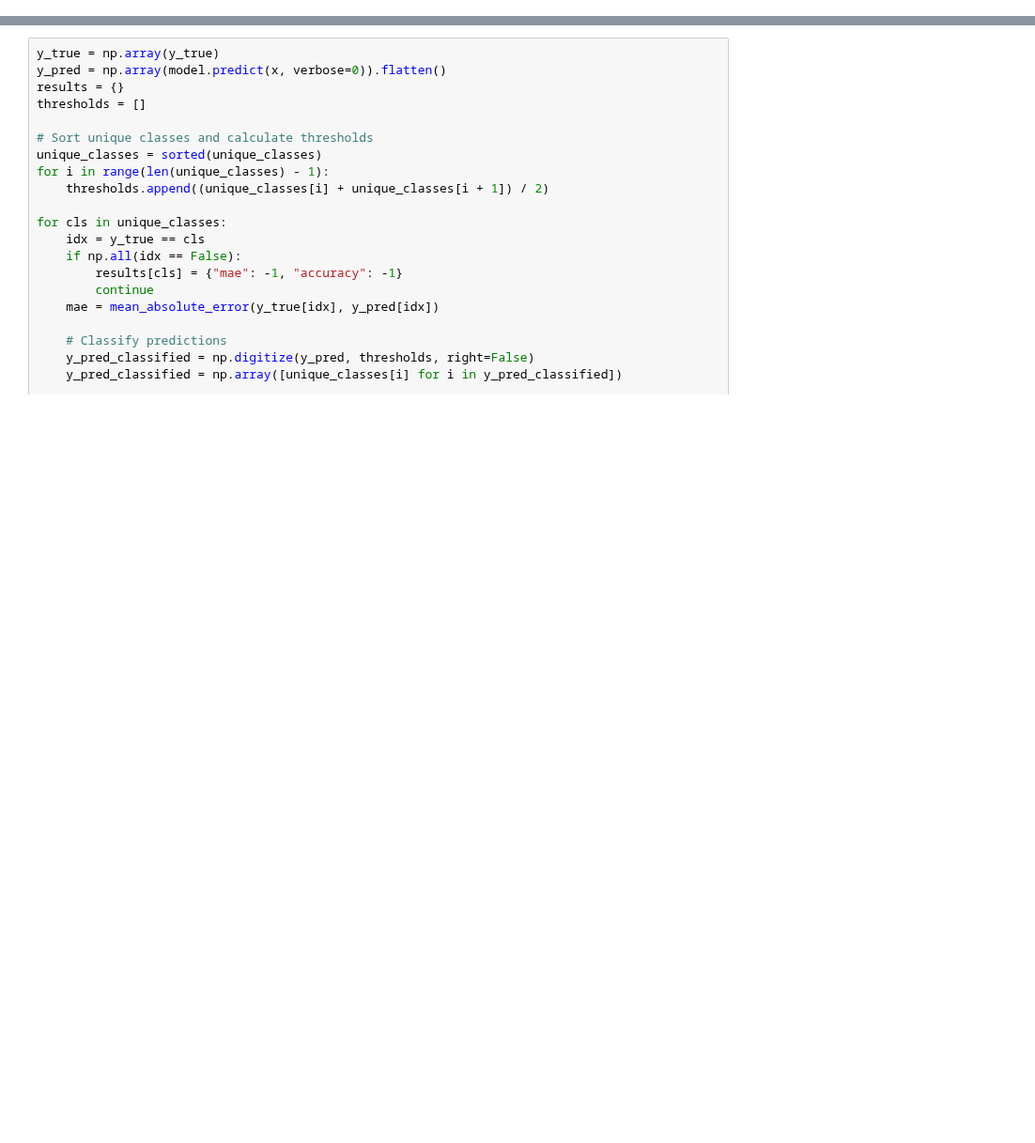
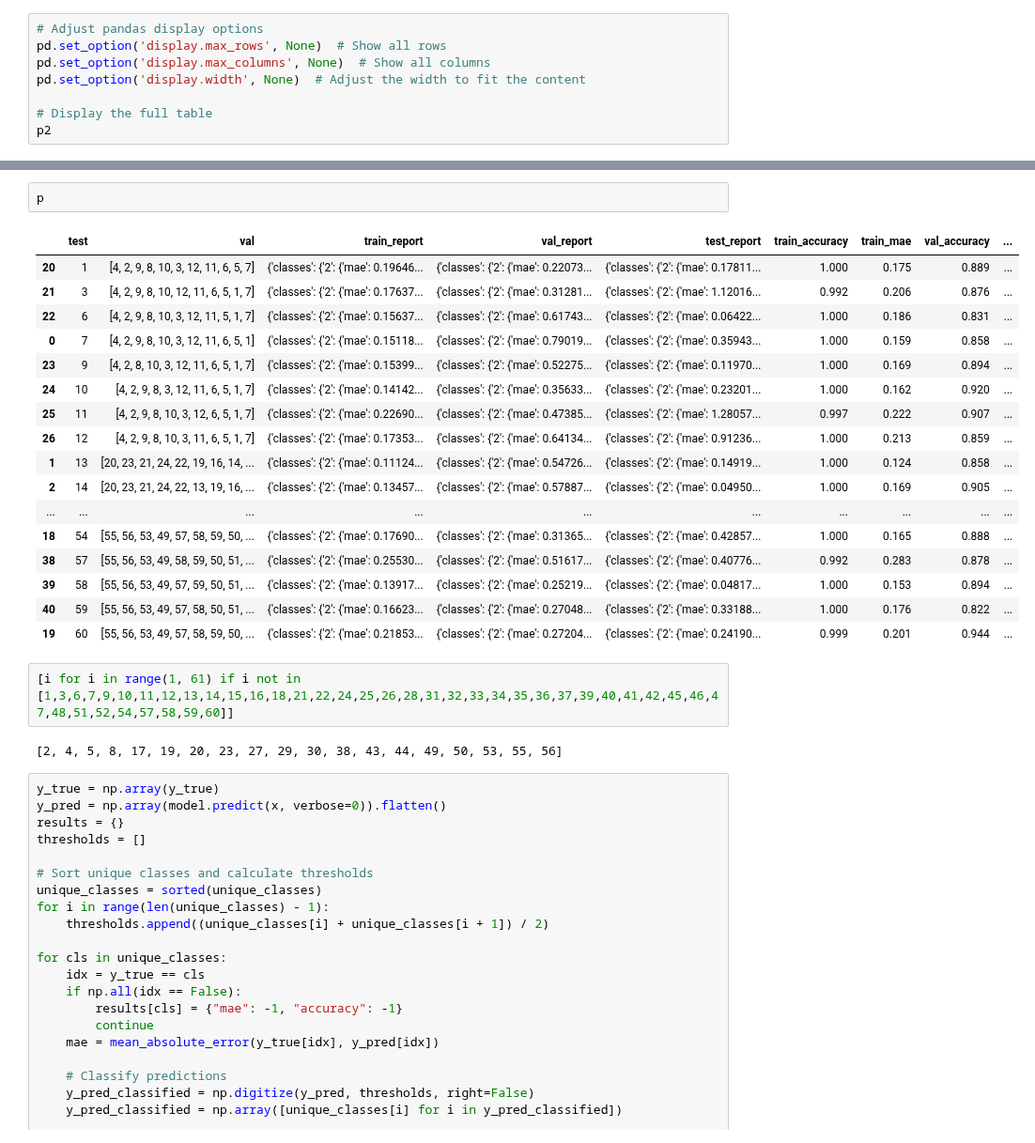
Before and after one commit to Roobahist/fatigue-detection, a Jupyter notebook: experiments/e7/temp.ipynb, the cells around one changed output, grey strips where cells are left out. Shown at 94% size. Saved outputs shown, nothing was run; the diff lists cells and outputs as text; blank space fills up the shorter version.

```diff
--- a/experiments/e7/temp.ipynb
+++ b/experiments/e7/temp.ipynb
@@ -0,0 +39,8 @@
+# %%
+# Adjust pandas display options
+pd.set_option('display.max_rows', None)  # Show all rows
+pd.set_option('display.max_columns', None)  # Show all columns
+pd.set_option('display.width', None)  # Adjust the width to fit the content
+
+# Display the full table
+p2
@@ -1,3 +199,27 @@
+# %%
+p
+# %% [output]
+|  | test | val | train_report | val_report | test_report | train_accuracy | train_mae | val_accuracy | ... |
+| 20 | 1 | [4, 2, 9, 8, 10, 3, 12, 11, 6, 5, 7] | {'classes': {'2': {'mae': 0.19646... | {'classes': {'2': {'mae': 0.22073... | {'classes': {'2': {'mae': 0.17811... | 1.000 | 0.175 | 0.889 | ... |
+| 21 | 3 | [4, 2, 9, 8, 10, 12, 11, 6, 5, 1, 7] | {'classes': {'2': {'mae': 0.17637... | {'classes': {'2': {'mae': 0.31281... | {'classes': {'2': {'mae': 1.12016... | 0.992 | 0.206 | 0.876 | ... |
+| 22 | 6 | [4, 2, 9, 8, 10, 3, 12, 11, 5, 1, 7] | {'classes': {'2': {'mae': 0.15637... | {'classes': {'2': {'mae': 0.61743... | {'classes': {'2': {'mae': 0.06422... | 1.000 | 0.186 | 0.831 | ... |
+| 0 | 7 | [4, 2, 9, 8, 10, 3, 12, 11, 6, 5, 1] | {'classes': {'2': {'mae': 0.15118... | {'classes': {'2': {'mae': 0.79019... | {'classes': {'2': {'mae': 0.35943... | 1.000 | 0.159 | 0.858 | ... |
+| 23 | 9 | [4, 2, 8, 10, 3, 12, 11, 6, 5, 1, 7] | {'classes': {'2': {'mae': 0.15399... | {'classes': {'2': {'mae': 0.52275... | {'classes': {'2': {'mae': 0.11970... | 1.000 | 0.169 | 0.894 | ... |
+| 24 | 10 | [4, 2, 9, 8, 3, 12, 11, 6, 5, 1, 7] | {'classes': {'2': {'mae': 0.14142... | {'classes': {'2': {'mae': 0.35633... | {'classes': {'2': {'mae': 0.23201... | 1.000 | 0.162 | 0.920 | ... |
+| 25 | 11 | [4, 2, 9, 8, 10, 3, 12, 6, 5, 1, 7] | {'classes': {'2': {'mae': 0.22690... | {'classes': {'2': {'mae': 0.47385... | {'classes': {'2': {'mae': 1.28057... | 0.997 | 0.222 | 0.907 | ... |
+| 26 | 12 | [4, 2, 9, 8, 10, 3, 11, 6, 5, 1, 7] | {'classes': {'2': {'mae': 0.17353... | {'classes': {'2': {'mae': 0.64134... | {'classes': {'2': {'mae': 0.91236... | 1.000 | 0.213 | 0.859 | ... |
+| 1 | 13 | [20, 23, 21, 24, 22, 19, 16, 14, ... | {'classes': {'2': {'mae': 0.11124... | {'classes': {'2': {'mae': 0.54726... | {'classes': {'2': {'mae': 0.14919... | 1.000 | 0.124 | 0.858 | ... |
+| 2 | 14 | [20, 23, 21, 24, 22, 13, 19, 16, ... | {'classes': {'2': {'mae': 0.13457... | {'classes': {'2': {'mae': 0.57887... | {'classes': {'2': {'mae': 0.04950... | 1.000 | 0.169 | 0.905 | ... |
+| ... | ... | ... | ... | ... | ... | ... | ... | ... | ... |
+| 18 | 54 | [55, 56, 53, 49, 57, 58, 59, 50, ... | {'classes': {'2': {'mae': 0.17690... | {'classes': {'2': {'mae': 0.31365... | {'classes': {'2': {'mae': 0.42857... | 1.000 | 0.165 | 0.888 | ... |
+| 38 | 57 | [55, 56, 53, 49, 58, 59, 50, 51, ... | {'classes': {'2': {'mae': 0.25530... | {'classes': {'2': {'mae': 0.51617... | {'classes': {'2': {'mae': 0.40776... | 0.992 | 0.283 | 0.878 | ... |
+| 39 | 58 | [55, 56, 53, 49, 57, 59, 50, 51, ... | {'classes': {'2': {'mae': 0.13917... | {'classes': {'2': {'mae': 0.25219... | {'classes': {'2': {'mae': 0.04817... | 1.000 | 0.153 | 0.894 | ... |
+| 40 | 59 | [55, 56, 53, 49, 57, 58, 50, 51, ... | {'classes': {'2': {'mae': 0.16623... | {'classes': {'2': {'mae': 0.27048... | {'classes': {'2': {'mae': 0.33188... | 1.000 | 0.176 | 0.822 | ... |
+| 19 | 60 | [55, 56, 53, 49, 57, 58, 59, 50, ... | {'classes': {'2': {'mae': 0.21853... | {'classes': {'2': {'mae': 0.27204... | {'classes': {'2': {'mae': 0.24190... | 0.999 | 0.201 | 0.944 | ... |
+# %%
+[i for i in range(1, 61) if i not in [1,3,6,7,9,10,11,12,13,14,15,16,18,21,22,24,25,26,28,31,32,33,34,35,36,37,39,40,41,42,45,46,47,48,51,52,54,57,58,59,60]]
+# %% [output]
+[2, 4, 5, 8, 17, 19, 20, 23, 27, 29, 30, 38, 43, 44, 49, 50, 53, 55, 56]
 # %%
 y_true = np.array(y_true)
 y_pred = np.array(model.predict(x, verbose=0)).flatten()
```
Also changed, not shown: parts of 10 cells of this notebook, 2 other files.
